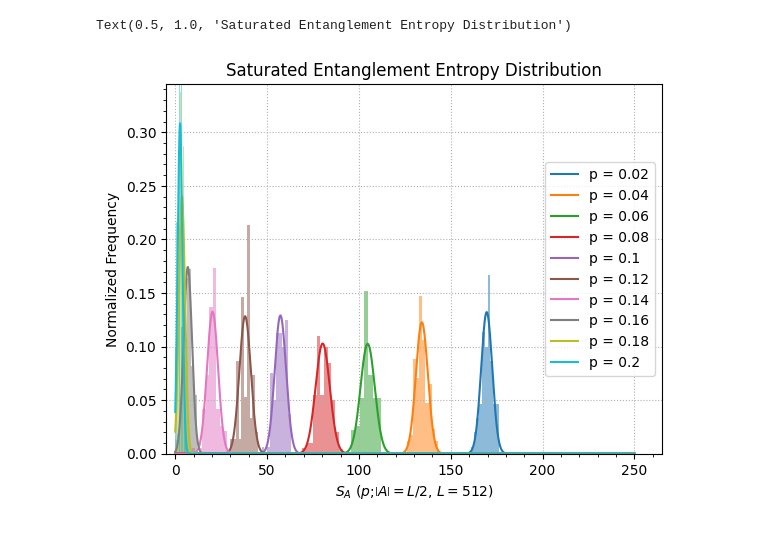
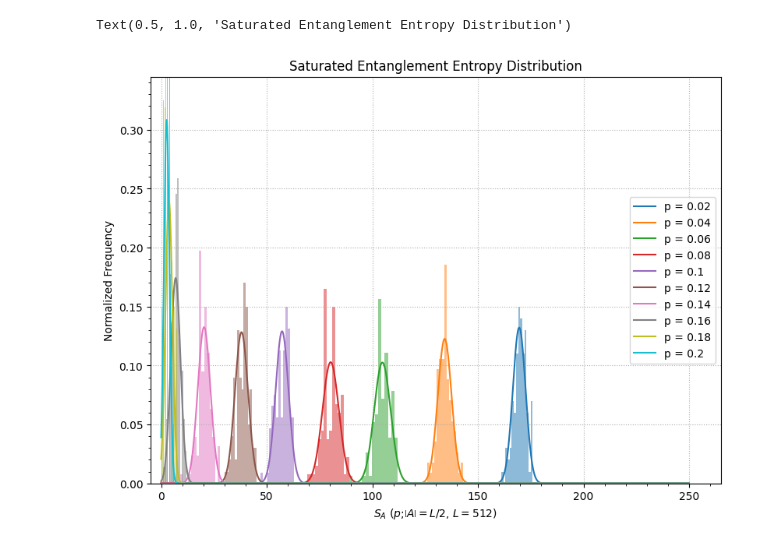
Before and after one commit to DanDan0101/clifford, a Jupyter notebook: plot.ipynb, the cells around one changed output. Drawn from its saved outputs; the diff is of its cells as text; code cells hidden in the pictures.

```diff
--- a/plot.ipynb
+++ b/plot.ipynb
@@ -14,19 +14,20 @@ for i in range(10):
     mu_arr.append(mu)
     std_arr.append(std)
 # %%
+plt.subplots(figsize = (8, 6), layout = "constrained")
 x = np.arange(0, 250, 0.1)
 for i, S in enumerate(S_arr):
     p = 0.02 * (i + 1)
-    plt.hist(S, bins = 10, alpha = 0.5, density = True, color = 'C{}'.format(i))
+    plt.hist(S, bins = 15, alpha = 0.5, density = True, color = 'C{}'.format(i))
     plt.plot(x, norm.pdf(x, mu_arr[i], std_arr[i]), label = "p = {}".format(p), color = 'C{}'.format(i))
 plt.legend(loc = "right")
 plt.xlim(-5, 265)
 plt.ylim(0, 0.345)
 plt.minorticks_on()
 plt.grid(linestyle = ":")
 plt.ylabel("Normalized Frequency")
 plt.xlabel(r"$S_A$ ($p$;$\left|A\right|=L/2$, $L=512$)")
 plt.title("Saturated Entanglement Entropy Distribution")
 # %% [output]
 Text(0.5, 1.0, 'Saturated Entanglement Entropy Distribution')
-[figure, old version]
+[figure, new version]
```
Also changed, not shown: 4 other files.
